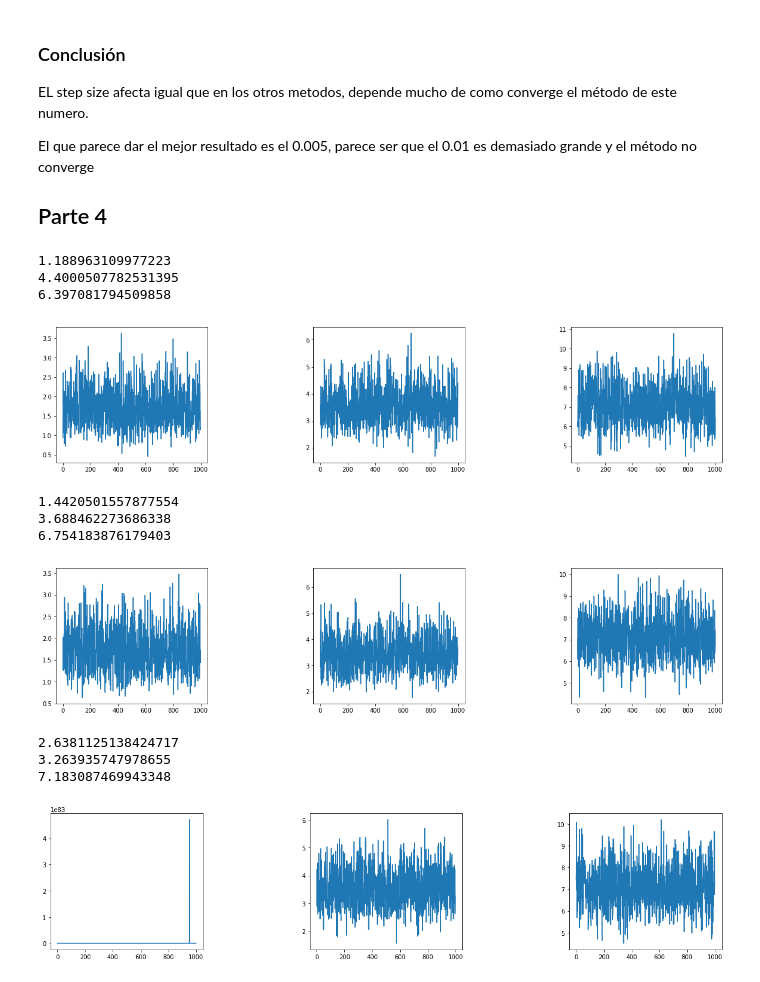
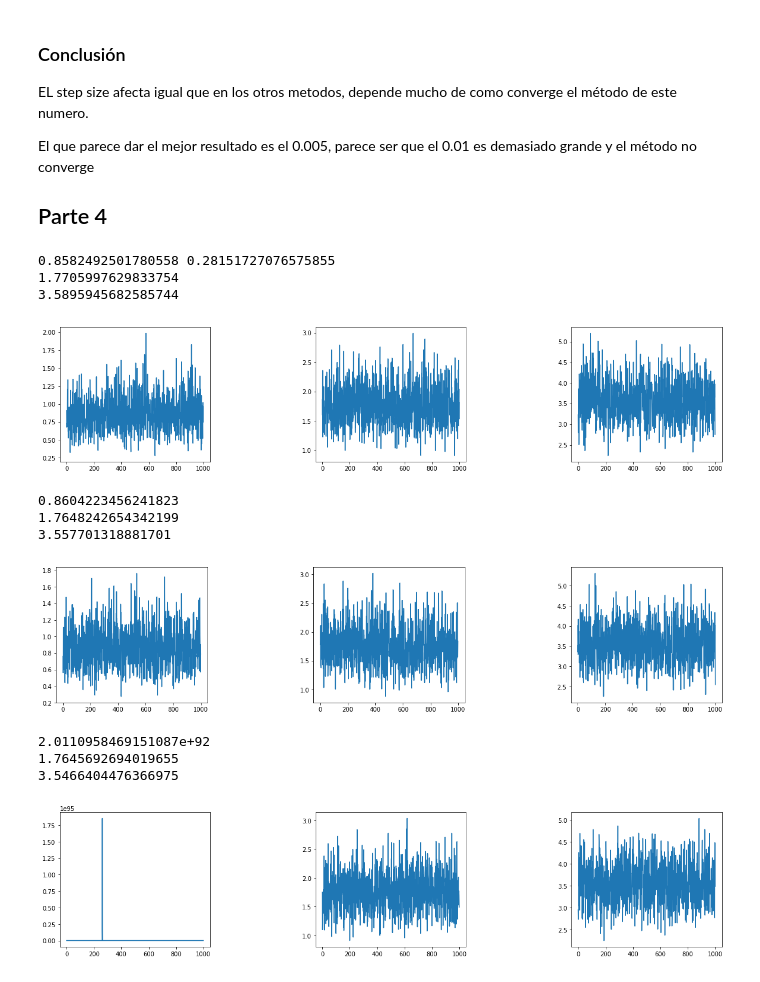
Before and after one commit to kenny08gt/lab3_algoritmos_ds, a Jupyter notebook: lab3_Algoritmos.ipynb, the cells around one changed output. Drawn from its saved outputs; the diff is of its cells as text; code cells hidden in the pictures.

```diff
--- a/lab3_Algoritmos.ipynb
+++ b/lab3_Algoritmos.ipynb
@@ -34,11 +34,6 @@ plt.plot(y)
 # %%
 beta_star = np.dot(np.dot(np.linalg.inv(np.dot(X.transpose(), X)), X.transpose()), y)
 y_hat = np.dot(X, beta_star)
-print(X.shape)
-error = 0
-for i in range(X.shape[0]):
-  x = X[i]
-  error_ = np.power(np.dot(beta_star.transpose(), x) - y, 2)
-  error += error_[0]
-error
+error = (1/(2*len(y))) * np.sum(np.power(y_hat - y, 2))
+print(error)
 # %% [output]
@@ -58,8 +52,8 @@ def gradientDescent(x, y, beta, learning_rate, iterations):
     cost_h = []
     while i < iterations:
       y_hat = np.dot(x, beta)
-      beta = beta - (1/m)*learning_rate*(np.dot(x.transpose(), (y_hat - y)))
-      cost = (1/2*m)*np.sum(np.square(y_hat - y))
+      beta = beta - learning_rate*(np.dot(x.transpose(), (y_hat - y)))
+      cost = (1/(2*m))*np.sum(np.square(y_hat - y))
       cost_h.append(cost)
       i += 1
 
@@ -106,5 +99,0 @@ for i in range(1, 4):
-# %%
-beta = np.zeros((d,1))
-beta_1, cost_h, y_hat1, cost_h1 = gradientDescent(X, y, beta, 0.1, 100000)
-print(cost_h)
-plt.plot(range(0, len(y_hat1)), y_hat1)
@@ -134,7 +119,7 @@ def stocasticGradientDescent(X, y, beta, learning_rate, iterations):
       x = X[indices[j]]
       y_hat = np.dot(x, beta)
       beta = beta - learning_rate*(y_hat - y[indices[j]])*  x.T
-      cost = (1/m)*np.sum(np.square(y_hat - y[indices[j]]))
+      cost = (1/(2*m))*np.sum(np.square(y_hat - y[indices[j]]))
 
     cost_h.append(cost)
 
@@ -189,43 +174,44 @@ def BatchGradientDescent(X, y, beta, learning_rate, iterations, batch_size):
   cost_h = []
   m = len(y)
   indices = np.array(range(len(X)))
   for i in range(iterations):
     np.random.shuffle(indices)
+    cost_h2 = []
     for j in range(len(X)):
       x = X[indices[0:batch_size]]
       y_hat = np.dot(x, beta)
-      beta = beta - learning_rate*(1/batch_size)*np.sum(np.dot(x.T, (y_hat - y[indices[0:batch_size]])))
-      cost = (1/m)*np.sum(np.square(y_hat - y[indices[0:batch_size]]))
+      beta = beta - learning_rate*(1/(batch_size))*np.sum(np.dot(x.T, (y_hat - y[indices[0:batch_size]])))
+      cost = (1/(2*m))*np.sum(np.square(y_hat - y[indices[0:batch_size]]))
+      cost_h2.append(cost)
+    cost_h.append(np.mean(cost_h2))
 
-    cost_h.append(cost)
-
-  return beta, cost, (np.dot(X, beta)), cost_h
+  return beta, np.mean(cost_h), (np.dot(X, beta)), cost_h
 
 beta = np.zeros((d,1))
 beta_1, cost_h, y_hat1, cost_h1 = BatchGradientDescent(X, y, beta, 0.0005, 1000, 25)
-print(cost_h)
+print(cost_h, np.min(cost_h1))
 
 beta = np.zeros((d,1))
 beta_2, cost_h, y_hat2, cost_h2 = BatchGradientDescent(X, y, beta, 0.0005, 1000, 50)
 print(cost_h)
 
 beta = np.zeros((d,1))
 beta_3, cost_h, y_hat3, cost_h3 = BatchGradientDescent(X, y, beta, 0.0005, 1000, 100)
 print(cost_h)
 
 costs = np.array((cost_h1, cost_h2, cost_h3))
 
 fig = plt.figure(figsize=(20,10))
 fig.subplots_adjust(hspace=0.4, wspace=0.7)
 
 for i in range(1, 4):
     plt.subplot(2, 3, i)
     plt.plot(range(0, len(costs[i -1])), costs[i - 1])
 # %% [output]
-1.188963109977223
-4.4000507782531395
-6.397081794509858
+0.8582492501780558 0.28151727076575855
+1.7705997629833754
+3.5895945682585744
-[figure, old version]
+[figure, new version]
 # %%
 beta = np.zeros((d,1))
 beta_1, cost_h, y_hat1, cost_h1 = BatchGradientDescent(X, y, beta, 0.005, 1000, 25)
@@ -248,10 +234,10 @@ for i in range(1, 4):
     plt.subplot(2, 3, i)
     plt.plot(range(0, len(costs[i -1])), costs[i - 1])
 # %% [output]
-1.4420501557877554
-3.688462273686338
-6.754183876179403
+0.8604223456241823
+1.7648242654342199
+3.557701318881701
-[figure, old version]
+[figure, new version]
 # %%
 beta = np.zeros((d,1))
 beta_1, cost_h, y_hat1, cost_h1 = BatchGradientDescent(X, y, beta, 0.01, 1000, 25)
@@ -274,10 +260,10 @@ for i in range(1, 4):
     plt.subplot(2, 3, i)
     plt.plot(range(0, len(costs[i -1])), costs[i - 1])
 # %% [output]
-2.6381125138424717
-3.263935747978655
-7.183087469943348
+2.0110958469151087e+92
+1.7645692694019655
+3.5466404476366975
-[figure, old version]
+[figure, new version]
 # %%
 beta = np.zeros((d,1))
 beta_1, cost_h, y_hat1, cost_h1 = BatchGradientDescent(X, y, beta, 0.0007, 100, 10)
```
Also changed, not shown: parts of 11 cells of this notebook.
